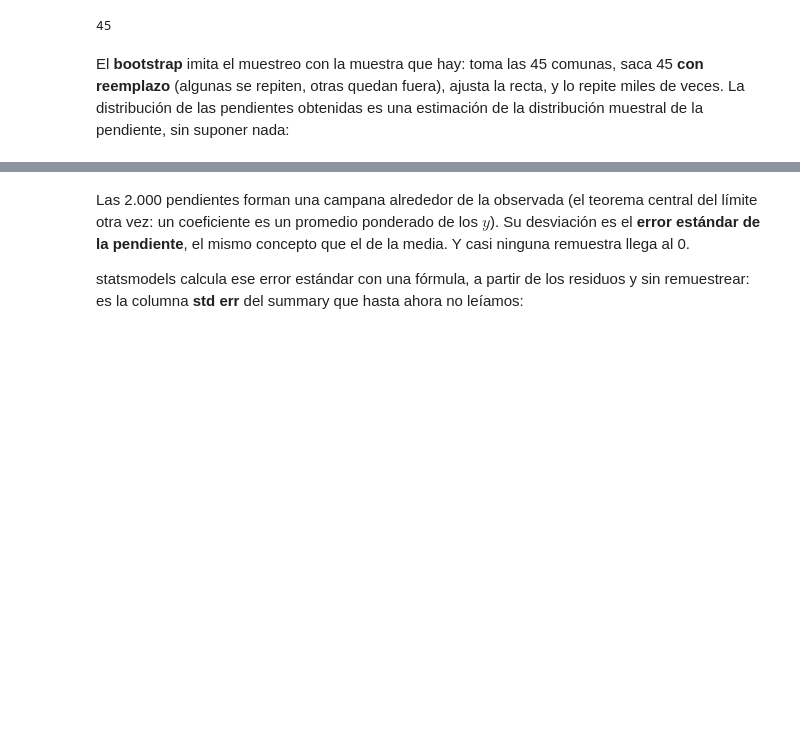
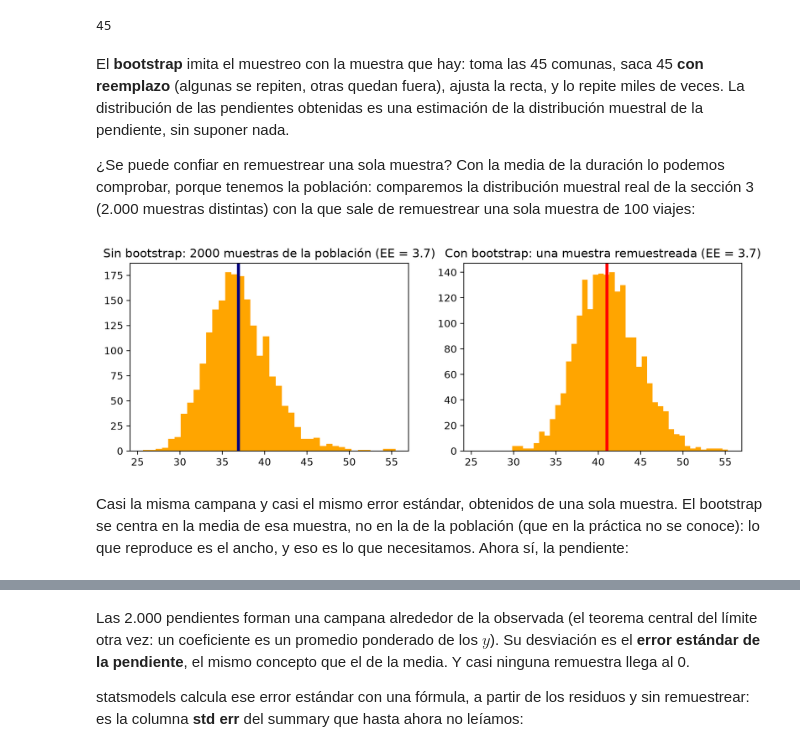
Before and after one commit to daniopitz/diplomado-cdd, a Jupyter notebook: 05_probabilidad_inferencia.ipynb, the cells around one changed output, grey strips where cells are left out. Drawn from its saved outputs; the diff is of its cells as text; code cells hidden in the pictures; blank space fills up the shorter version.

Commit message:
Clase 5: bootstrap con y sin, comparado (la media con muestras reales vs una sola muestra; la pendiente con la campana de la fórmula)
Co-Authored-By: Claude Fable 5.1 <noreply@anthropic.com>

```diff
--- a/05_probabilidad_inferencia.ipynb
+++ b/05_probabilidad_inferencia.ipynb
@@ -239,7 +239,25 @@ len(por_comuna)
 # %% [output]
 45
 # %% [markdown]
-El **bootstrap** imita el muestreo con la muestra que hay: toma las 45 comunas, saca 45 **con reemplazo** (algunas se repiten, otras quedan fuera), ajusta la recta, y lo repite miles de veces. La distribución de las pendientes obtenidas es una estimación de la distribución muestral de la pendiente, sin suponer nada:
+El **bootstrap** imita el muestreo con la muestra que hay: toma las 45 comunas, saca 45 **con reemplazo** (algunas se repiten, otras quedan fuera), ajusta la recta, y lo repite miles de veces. La distribución de las pendientes obtenidas es una estimación de la distribución muestral de la pendiente, sin suponer nada.
+
+¿Se puede confiar en remuestrear una sola muestra? Con la media de la duración lo podemos comprobar, porque tenemos la población: comparemos la distribución muestral real de la sección 3 (2.000 muestras distintas) con la que sale de remuestrear una sola muestra de 100 viajes:
+# %%
+una_muestra = rng.choice(duracion, 100)
+medias_boot = np.array([rng.choice(una_muestra, 100).mean() for _ in range(2000)])
+
+fig, axes = plt.subplots(1, 2, figsize=(11, 3.4), sharex=True)
+axes[0].hist(medias, bins=40, color="orange")
+axes[0].axvline(duracion.mean(), color="navy", lw=3)
+axes[0].set_title(f"Sin bootstrap: 2000 muestras de la población (EE = {medias.std():.1f})")
+axes[1].hist(medias_boot, bins=40, color="orange")
+axes[1].axvline(una_muestra.mean(), color="red", lw=3)
+axes[1].set_title(f"Con bootstrap: una muestra remuestreada (EE = {medias_boot.std():.1f})")
+plt.show()
+# %% [output]
+[figure, added]
+# %% [markdown]
+Casi la misma campana y casi el mismo error estándar, obtenidos de una sola muestra. El bootstrap se centra en la media de esa muestra, no en la de la población (que en la práctica no se conoce): lo que reproduce es el ancho, y eso es lo que necesitamos. Ahora sí, la pendiente:
 # %%
 x = por_comuna["ingreso"].values
 y = por_comuna["duracion"].values
```
Also changed, not shown: parts of 7 cells of this notebook, 3 other files.
